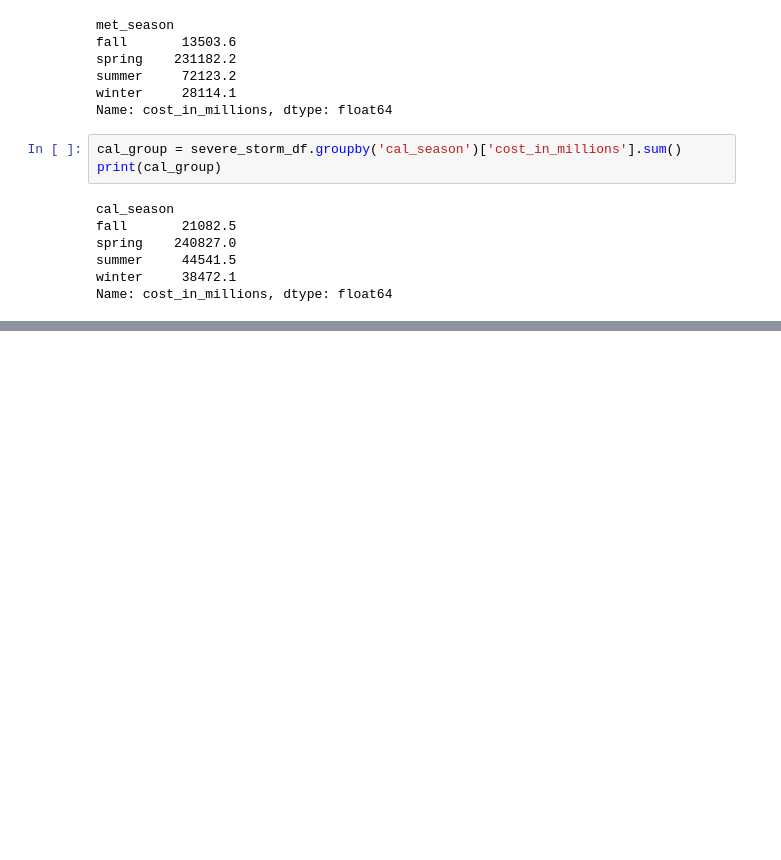
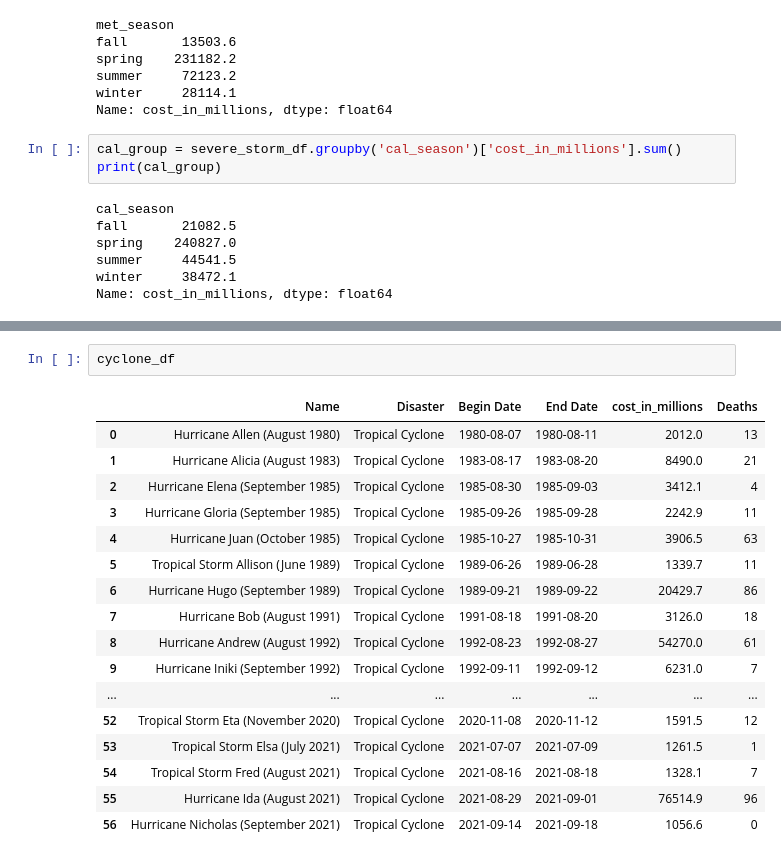
Before and after one commit to ryanlonergan/miniprojects, a Jupyter notebook: storm_damage_viz/storm_damage.ipynb, the cells around one changed output, grey strips where cells are left out. Cells and saved outputs as stored; diff of their text form; blank space fills up the shorter version.

```diff
--- a/storm_damage_viz/storm_damage.ipynb
+++ b/storm_damage_viz/storm_damage.ipynb
@@ -147,0 +166,20 @@ met_group
+# %%
+cyclone_df
+# %% [output]
+|  | Name | Disaster | Begin Date | End Date | cost_in_millions | Deaths |
+| 0 | Hurricane Allen (August 1980) | Tropical Cyclone | 1980-08-07 | 1980-08-11 | 2012.0 | 13 |
+| 1 | Hurricane Alicia (August 1983) | Tropical Cyclone | 1983-08-17 | 1983-08-20 | 8490.0 | 21 |
+| 2 | Hurricane Elena (September 1985) | Tropical Cyclone | 1985-08-30 | 1985-09-03 | 3412.1 | 4 |
+| 3 | Hurricane Gloria (September 1985) | Tropical Cyclone | 1985-09-26 | 1985-09-28 | 2242.9 | 11 |
+| 4 | Hurricane Juan (October 1985) | Tropical Cyclone | 1985-10-27 | 1985-10-31 | 3906.5 | 63 |
+| 5 | Tropical Storm Allison (June 1989) | Tropical Cyclone | 1989-06-26 | 1989-06-28 | 1339.7 | 11 |
+| 6 | Hurricane Hugo (September 1989) | Tropical Cyclone | 1989-09-21 | 1989-09-22 | 20429.7 | 86 |
+| 7 | Hurricane Bob (August 1991) | Tropical Cyclone | 1991-08-18 | 1991-08-20 | 3126.0 | 18 |
+| 8 | Hurricane Andrew (August 1992) | Tropical Cyclone | 1992-08-23 | 1992-08-27 | 54270.0 | 61 |
+| 9 | Hurricane Iniki (September 1992) | Tropical Cyclone | 1992-09-11 | 1992-09-12 | 6231.0 | 7 |
+| ... | ... | ... | ... | ... | ... | ... |
+| 52 | Tropical Storm Eta (November 2020) | Tropical Cyclone | 2020-11-08 | 2020-11-12 | 1591.5 | 12 |
+| 53 | Tropical Storm Elsa (July 2021) | Tropical Cyclone | 2021-07-07 | 2021-07-09 | 1261.5 | 1 |
+| 54 | Tropical Storm Fred (August 2021) | Tropical Cyclone | 2021-08-16 | 2021-08-18 | 1328.1 | 7 |
+| 55 | Hurricane Ida (August 2021) | Tropical Cyclone | 2021-08-29 | 2021-09-01 | 76514.9 | 96 |
+| 56 | Hurricane Nicholas (September 2021) | Tropical Cyclone | 2021-09-14 | 2021-09-18 | 1056.6 | 0 |
```
Also changed, not shown: parts of 9 cells of this notebook.
